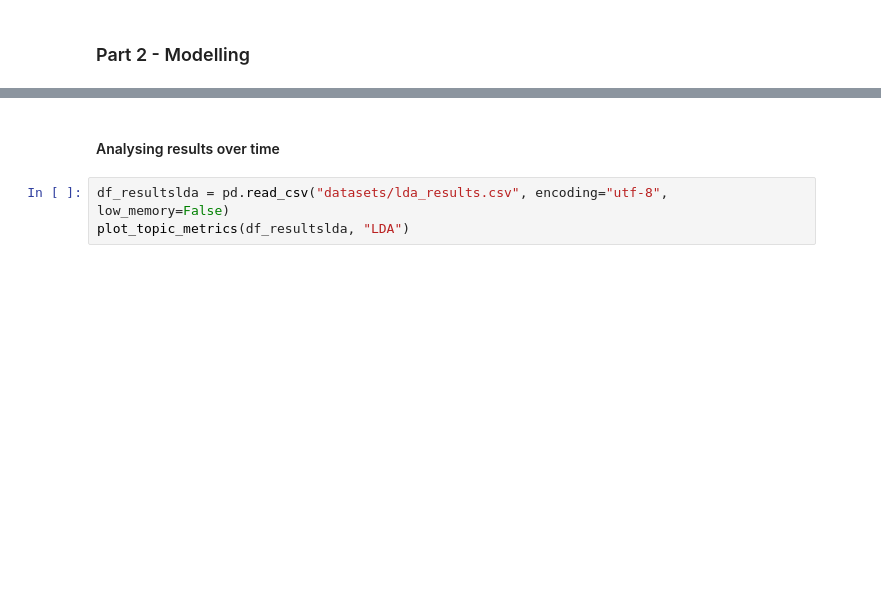
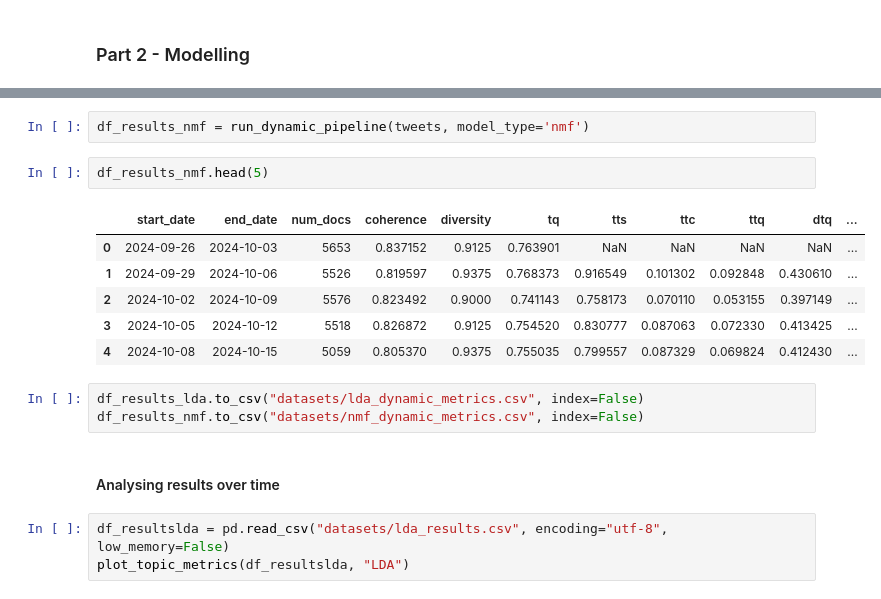
Before and after one commit to ossclaudia/Detecting-Topic-Merges-and-Splits-in-Dynamic-Political-Conversations, a Jupyter notebook: Code/PreProcessandIntialModelling.ipynb, the cells around one changed output, grey strips where cells are left out. Drawn from its saved outputs; the diff is of its cells as text; blank space fills up the shorter version.

```diff
--- a/Code/PreProcessandIntialModelling.ipynb
+++ b/Code/PreProcessandIntialModelling.ipynb
@@ -490,3 +414,17 @@ df_resultsnmf
+# %%
+df_results_nmf = run_dynamic_pipeline(tweets, model_type='nmf')
+# %%
+df_results_nmf.head(5)
+# %% [output]
+|  | start_date | end_date | num_docs | coherence | diversity | tq | tts | ttc | ttq | dtq | ... |
+| 0 | 2024-09-26 | 2024-10-03 | 5653 | 0.837152 | 0.9125 | 0.763901 | NaN | NaN | NaN | NaN | ... |
+| 1 | 2024-09-29 | 2024-10-06 | 5526 | 0.819597 | 0.9375 | 0.768373 | 0.916549 | 0.101302 | 0.092848 | 0.430610 | ... |
+| 2 | 2024-10-02 | 2024-10-09 | 5576 | 0.823492 | 0.9000 | 0.741143 | 0.758173 | 0.070110 | 0.053155 | 0.397149 | ... |
+| 3 | 2024-10-05 | 2024-10-12 | 5518 | 0.826872 | 0.9125 | 0.754520 | 0.830777 | 0.087063 | 0.072330 | 0.413425 | ... |
+| 4 | 2024-10-08 | 2024-10-15 | 5059 | 0.805370 | 0.9375 | 0.755035 | 0.799557 | 0.087329 | 0.069824 | 0.412430 | ... |
+# %%
+df_results_lda.to_csv("datasets/lda_dynamic_metrics.csv", index=False)
+df_results_nmf.to_csv("datasets/nmf_dynamic_metrics.csv", index=False)
 # %% [markdown]
 #### Analysing results over time
 # %%
```
Also changed, not shown: parts of 27 cells of this notebook, 13 other files.
